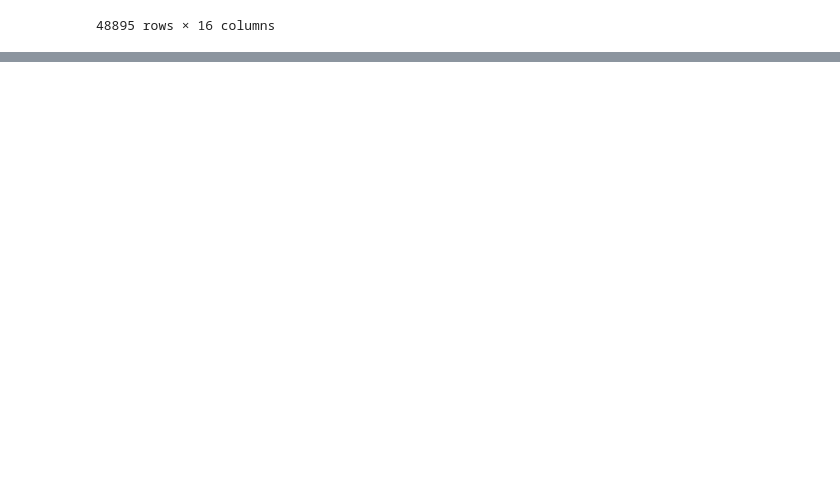
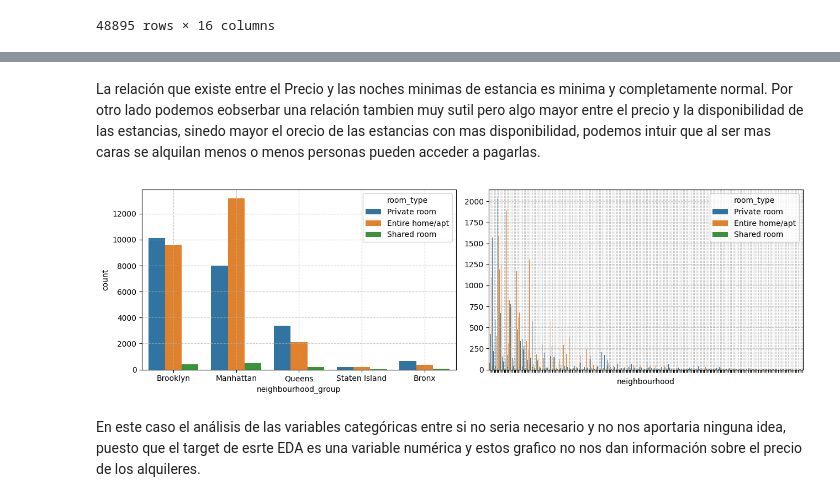
Before and after one commit to Julianmarania/Machine-learning-python-template_Project_12_Julian_Lopez, a Jupyter notebook: src/explore.ipynb, the cells around one changed output, grey strips where cells are left out. Drawn from its saved outputs; the diff is of its cells as text; code cells hidden in the pictures; blank space fills up the shorter version.

```diff
--- a/src/explore.ipynb
+++ b/src/explore.ipynb
@@ -256,0 +138,22 @@ plt.show()
+# %% [markdown]
+
+La relación que existe entre el Precio y las noches minimas de estancia es minima y completamente normal. Por otro lado podemos eobserbar una relación tambien muy sutil pero algo mayor entre el precio y la disponibilidad de las estancias, sinedo mayor el orecio de las estancias con mas disponibilidad, podemos intuir que al ser mas caras se alquilan menos o menos personas pueden acceder a pagarlas.
+# %%
+# Análisis categórico-categórico
+
+fig, axis = plt.subplots(figsize = (13, 4), ncols = 2)
+
+sns.countplot(ax = axis[0], data = data_limpia, x = "neighbourhood_group", hue = "room_type")
+sns.countplot(ax = axis[1], data = data_limpia, x = "neighbourhood", hue = "room_type").set(ylabel = None)
+
+axis[0].grid(linestyle='--', alpha=0.7)
+axis[1].grid(linestyle='--', alpha=0.7)
+
+axis[1].set_xticklabels([]) # Elimina las etiquetas del eje X
+
+plt.tight_layout()
+plt.show()
+# %% [output]
+[figure, added]
+# %% [markdown]
+En este caso el análisis de las variables categóricas entre si no seria necesario y no nos aportaria ninguna idea, puesto que el target de esrte EDA es una variable numérica y estos grafico no nos dan información sobre el precio de los alquileres.
```
Also changed, not shown: parts of 38 cells of this notebook, 2 other files.
